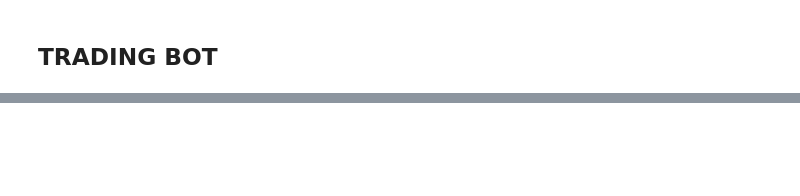
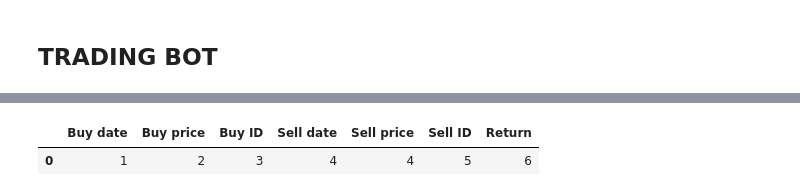
Before and after one commit to StefanLam99/Trading-Bot, a Jupyter notebook: trading bot Coinbase.ipynb, the cells around one changed output, grey strips where cells are left out. Cells and saved outputs as stored; diff of their text form; code cells hidden in the pictures; blank space fills up the shorter version.

```diff
--- a/trading bot Coinbase.ipynb
+++ b/trading bot Coinbase.ipynb
@@ -421,0 +528,15 @@ An error had occured
+# %%
+a = { "Buy date": 1
+    , "Buy price": 2
+    , "Buy ID": 3
+    , "Sell date": 4
+    , "Sell price": 4
+    , "Sell ID": 5
+    , "Return": 6}
+# %%
+b = pd.DataFrame(columns=a.keys())
+# %%
+b.append(a, ignore_index=True)
+# %% [output]
+|  | Buy date | Buy price | Buy ID | Sell date | Sell price | Sell ID | Return |
+| 0 | 1 | 2 | 3 | 4 | 4 | 5 | 6 |
```
Also changed, not shown: parts of 27 cells of this notebook.
